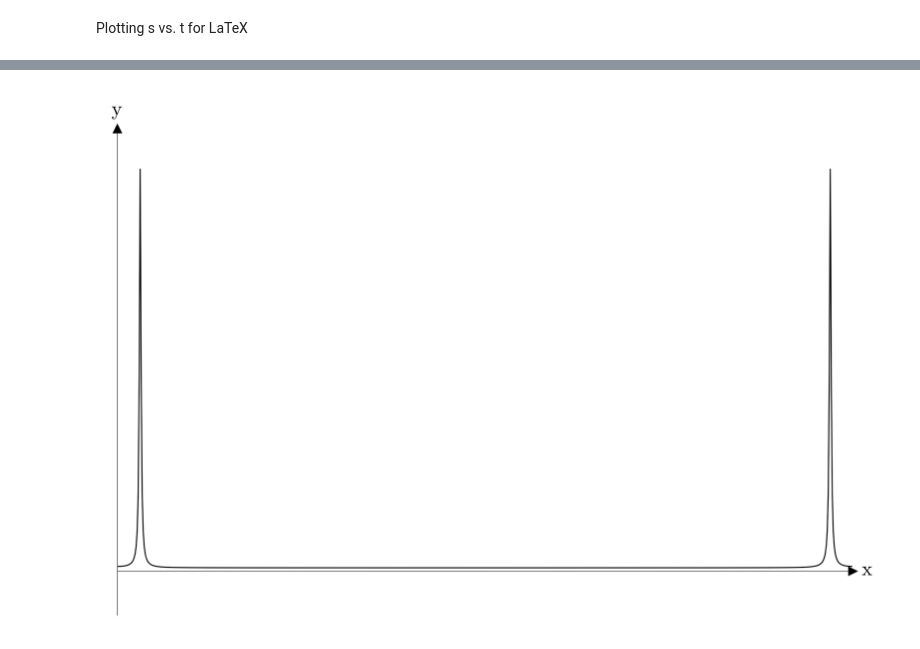
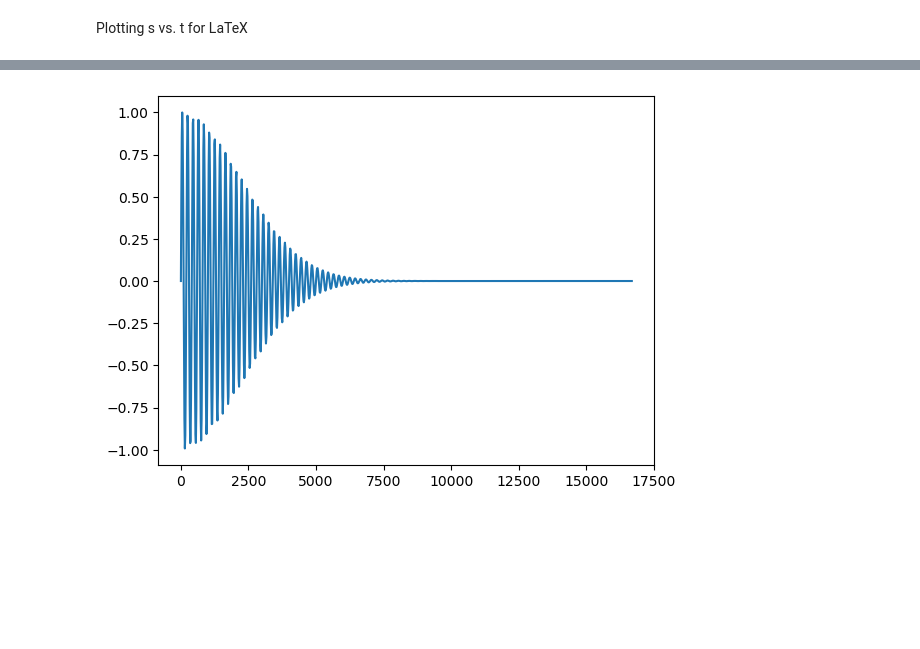
Before and after one commit to sejin8642/ftnmr, a Jupyter notebook: latex/ft/ft.ipynb, the cells around one changed output, grey strips where cells are left out. Cells and saved outputs as stored; diff of their text form; code cells hidden in the pictures; blank space fills up the shorter version.

```diff
--- a/latex/ft/ft.ipynb
+++ b/latex/ft/ft.ipynb
@@ -97,6 +168,9 @@ graph(x, y)
+# %%
+x = s.t
+# %%
+plt.plot(x, y.imag)
+plt.show()
+# %% [output]
+[figure, added]
 # %%
 Y = scipy.fft.fft(y)
-# %%
-graph(x, Y.real)
-# %% [output]
-[figure, removed]
```
Also changed, not shown: parts of 33 cells of this notebook, 1 other file.
